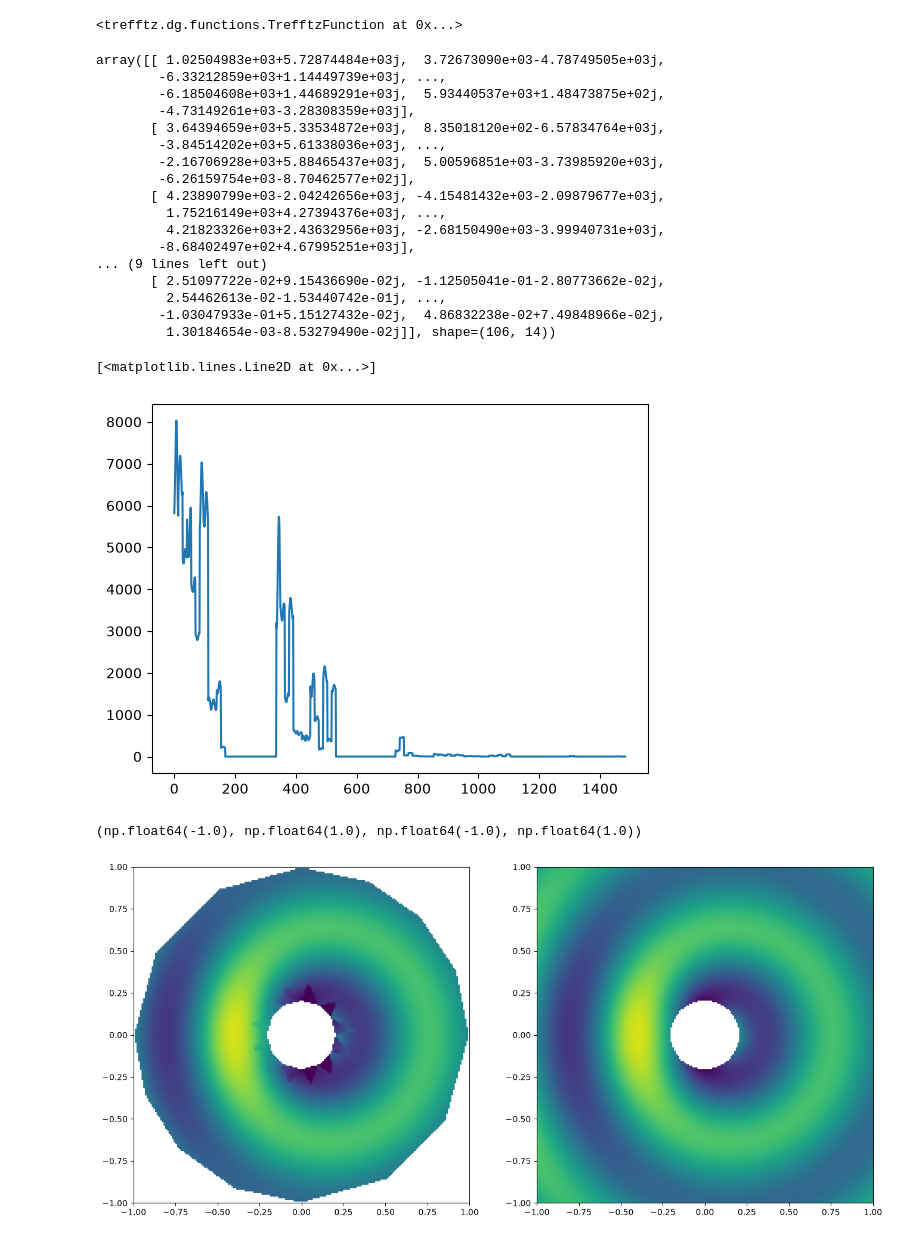
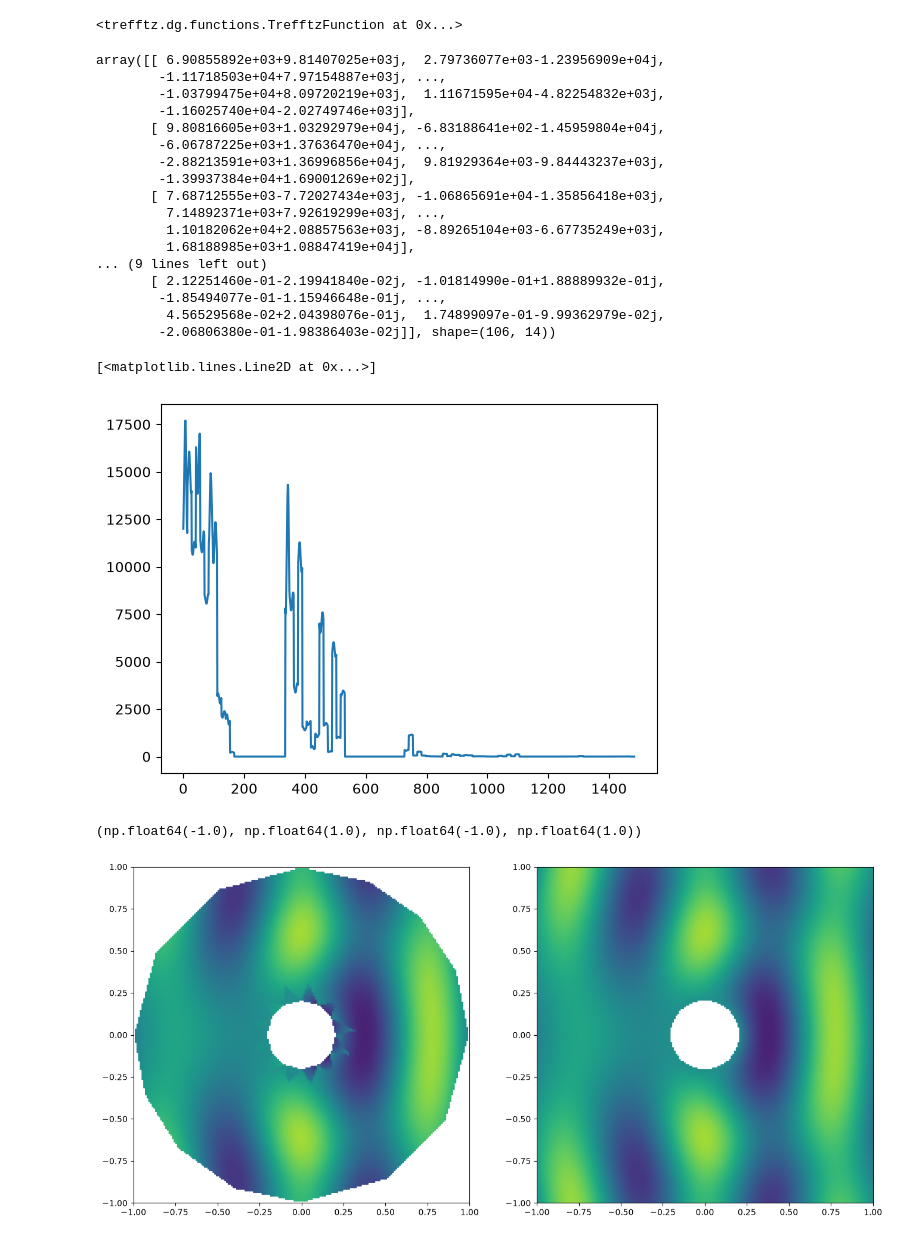
Before and after one commit to MPenaR/Trefftz, a Jupyter notebook: notebooks/open_space_usage.ipynb, the cells around one changed output. Cells and saved outputs as stored; diff of their text form; code cells hidden in the pictures.

Commit message:
there was an error in the RHS of the block fluxes... should check serial fluxes in open case and block fluxes in waveguide

```diff
--- a/notebooks/open_space_usage.ipynb
+++ b/notebooks/open_space_usage.ipynb
@@ -42,9 +42,9 @@ from trefftz.dg.boundary_conditions import NtDBC, DirichletBC
 # %%
 import numpy as np
 from trefftz.dg.exact import PlaneWave
-data = PlaneWave(d=np.array([-1., 0.]), A=-1.)
-boundary_conditions = {Boundaries.SIGMA: NtDBC(truncating_radius=R, data=None), Boundaries.D_OMEGA: DirichletBC(data=data)}
-# boundary_conditions = {Regions.SIGMA: DirichletBC(data=data),}
+data = PlaneWave(d=np.array([-1., 0.]), A=1.)
+# boundary_conditions = {Boundaries.SIGMA: NtDBC(truncating_radius=R, data=None), Boundaries.D_OMEGA: DirichletBC(data=data)}
+boundary_conditions = {Boundaries.SIGMA: NtDBC(truncating_radius=R, data=data), Boundaries.D_OMEGA: DirichletBC(data=None)}
 # %% [markdown]
 Each boundary condition corresponds to a given kernel (this perhaps should be a default). There are general kernels for _soundhard_ or _transmission_ kernels:
 # %%
@@ -59,17 +59,18 @@ from cases.open_space.block_fluxes import NtDLocal, NtDNonLocal
 Now the numerics (the configuration of kernels) is almost a dictionary:
 # %%
 from trefftz.dg.assemblers import BlockNumerics
-NtD_modes = 9
+NtD_modes = 15
 a = 0.5
 b = 0.5
 d2 = 0.5
+
+# numerics = BlockNumerics(interior_kernel=UltraWeakFlux(a=a, b=b),
+#                           local_boundary_kernels={DirichletBC: DirichletFlux(a=a, data=data), NtDBC: NtDLocal(d_2=d2, NtD_modes=NtD_modes, data=None)},
+#                           nonlocal_boundary_kernels={NtDBC: NtDNonLocal(d_2=d2, NtD_modes=NtD_modes, data = None)})
+
 numerics = BlockNumerics(interior_kernel=UltraWeakFlux(a=a, b=b),
-                          local_boundary_kernels={DirichletBC: DirichletFlux(a=a, data=data), NtDBC: NtDLocal(d_2=d2, NtD_modes=NtD_modes, data=None)},
-                          nonlocal_boundary_kernels={NtDBC: NtDNonLocal(d_2=d2, NtD_modes=NtD_modes, data = None)})
-
-# numerics = SerialNumerics(interior_kernel=UltraWeakFlux(a=a, b=b),
-#                           local_boundary_kernels={DirichletBC: DirichletFlux(a=a, data=data)},
-#                           nonlocal_boundary_kernels={})
+                          local_boundary_kernels={DirichletBC: DirichletFlux(a=a, data=None), NtDBC: NtDLocal(d_2=d2, NtD_modes=NtD_modes, data=data)},
+                          nonlocal_boundary_kernels={NtDBC: NtDNonLocal(d_2=d2, NtD_modes=NtD_modes, data = data)})
 # %% [markdown]
 We should also choose a local basis
 # %%
@@ -130,52 +131,56 @@ P.solve()
 # %%
 P.u_h.coefficients.reshape((-1,Ntheta))
 # %% [output]
-array([[ 1.02504983e+03+5.72874484e+03j,  3.72673090e+03-4.78749505e+03j,
-        -6.33212859e+03+1.14449739e+03j, ...,
-        -6.18504608e+03+1.44689291e+03j,  5.93440537e+03+1.48473875e+02j,
-        -4.73149261e+03-3.28308359e+03j],
-       [ 3.64394659e+03+5.33534872e+03j,  8.35018120e+02-6.57834764e+03j,
-        -3.84514202e+03+5.61338036e+03j, ...,
-        -2.16706928e+03+5.88465437e+03j,  5.00596851e+03-3.73985920e+03j,
-        -6.26159754e+03-8.70462577e+02j],
-       [ 4.23890799e+03-2.04242656e+03j, -4.15481432e+03-2.09879677e+03j,
-         1.75216149e+03+4.27394376e+03j, ...,
-         4.21823326e+03+2.43632956e+03j, -2.68150490e+03-3.99940731e+03j,
-        -8.68402497e+02+4.67995251e+03j],
+array([[ 6.90855892e+03+9.81407025e+03j,  2.79736077e+03-1.23956909e+04j,
+        -1.11718503e+04+7.97154887e+03j, ...,
+        -1.03799475e+04+8.09720219e+03j,  1.11671595e+04-4.82254832e+03j,
+        -1.16025740e+04-2.02749746e+03j],
+       [ 9.80816605e+03+1.03292979e+04j, -6.83188641e+02-1.45959804e+04j,
+        -6.06787225e+03+1.37636470e+04j, ...,
+        -2.88213591e+03+1.36996856e+04j,  9.81929364e+03-9.84443237e+03j,
+        -1.39937384e+04+1.69001269e+02j],
+       [ 7.68712555e+03-7.72027434e+03j, -1.06865691e+04-1.35856418e+03j,
+         7.14892371e+03+7.92619299e+03j, ...,
+         1.10182062e+04+2.08857563e+03j, -8.89265104e+03-6.67735249e+03j,
+         1.68188985e+03+1.08847419e+04j],
 ... (9 lines left out)
-       [ 2.51097722e-02+9.15436690e-02j, -1.12505041e-01-2.80773662e-02j,
-         2.54462613e-02-1.53440742e-01j, ...,
-        -1.03047933e-01+5.15127432e-02j,  4.86832238e-02+7.49848966e-02j,
-         1.30184654e-03-8.53279490e-02j]], shape=(106, 14))
+       [ 2.12251460e-01-2.19941840e-02j, -1.01814990e-01+1.88889932e-01j,
+        -1.85494077e-01-1.15946648e-01j, ...,
+         4.56529568e-02+2.04398076e-01j,  1.74899097e-01-9.99362979e-02j,
+        -2.06806380e-01-1.98386403e-02j]], shape=(106, 14))
 # %%
 import numpy as np
 plt.plot(np.abs(P.u_h.coefficients))
 # %% [output]
 [<matplotlib.lines.Line2D at 0x...>]
-[figure, old version]
+[figure, new version]
 # %%
 import numpy as np
 import matplotlib.pyplot as plt
 from cases.open_space.exact import CircularDirichlet
 
 N = 200
 x = np.linspace(-R, R, N)
 y = np.linspace(-R, R, N)
 
 X, Y = np.meshgrid(x,y)
 
-Z = P.u_h(X, Y)
-Z_exact = CircularDirichlet(X, Y, R=r, k=k, theta_inc=np.pi)
-
+U_h = P.u_h(X, Y)
+U_s = CircularDirichlet(X, Y, R=r, k=k, theta_inc=np.pi)
+U_inc = np.exp(-1j*k*X)
+U = U_s + U_inc
 fig, ax = plt.subplots(ncols=2, figsize=(16,8))
-vmin = np.min(Z_exact.real)
-vmax = np.max(Z_exact.real)
+vmin = np.min(U.real)
+vmax = np.max(U.real)
 
 
-ax[0].pcolormesh(X, Y, np.real(Z), vmin=-1, vmax=1, shading="gouraud")
+ax[0].pcolormesh(X, Y, np.real(U_h), vmin=-2, vmax=2, shading="gouraud")
 ax[0].axis('square')
-ax[1].pcolormesh(X, Y, np.real(Z_exact), vmin=-1, vmax=1, shading="gouraud")
+# ax[1].pcolormesh(X, Y, np.real(Z_exact), vmin=-1, vmax=1, shading="gouraud")
+# ax[1].axis('square')
+
+ax[1].pcolormesh(X, Y, np.real(U), vmin=-2, vmax=2, shading="gouraud")
 ax[1].axis('square')
 # %% [output]
 (np.float64(-1.0), np.float64(1.0), np.float64(-1.0), np.float64(1.0))
-[figure, old version]
+[figure, new version]
```
Also changed, not shown: parts of 4 cells of this notebook, 1 other file.
